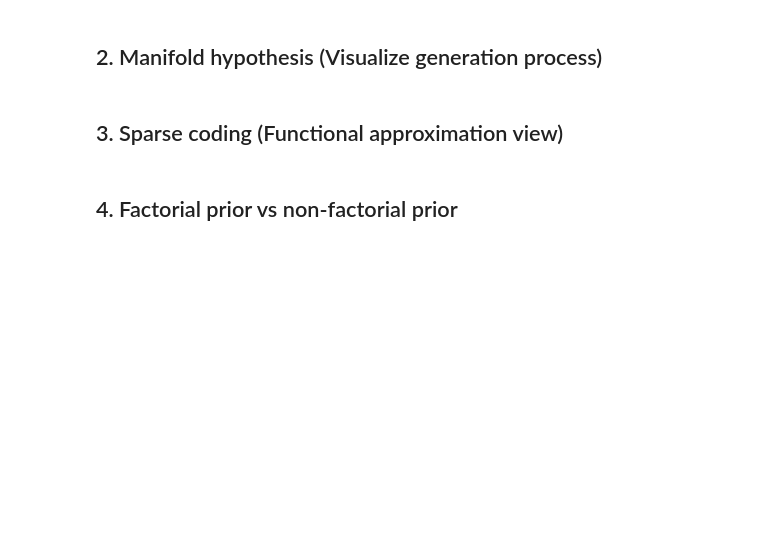
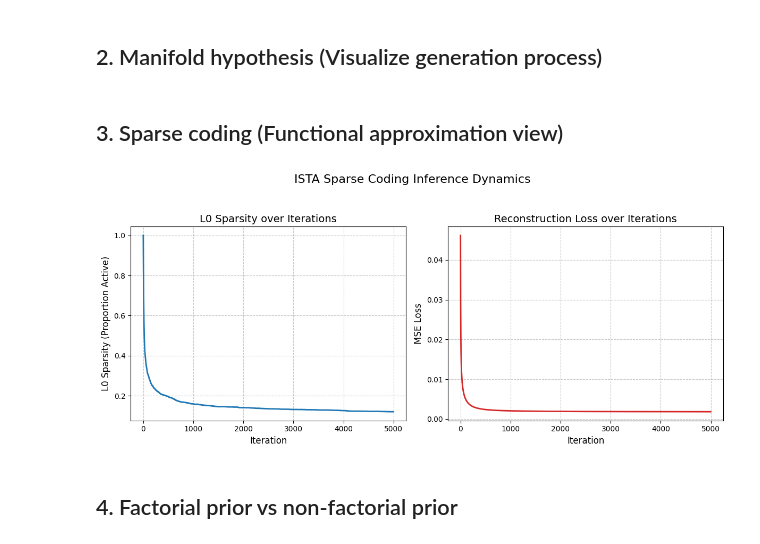
Before and after one commit to zeyuyun1/minimal_diffusion, a Jupyter notebook: toy_model_comparison_cross_star.ipynb, the cells around one changed output. Drawn from its saved outputs; the diff is of its cells as text; code cells hidden in the pictures; blank space fills up the shorter version.

```diff
--- a/toy_model_comparison_cross_star.ipynb
+++ b/toy_model_comparison_cross_star.ipynb
@@ -671,55 +689,57 @@ class SC_inference(nn.Module):
             a = a_prev + self.eta * (constraint_ff + noise_emb * (self.lam + prior_term))
         return F.relu(a)
 # %%
-grid_dictionary, grid_coords = dataset.get_grid_samples(mu_steps=40, size_steps=5)
+grid_dictionary, grid_coords = dataset.get_grid_samples(mu_steps=40, sigma_steps=5)
 # %%
 # plot_batch_rings(grid_dictionary[::8], grid, num_cols=10, figsize=(10,3), base_radius=1.5, title =False)
 # %%
 device = 'cpu'
-sc_net = SC_inference(data_dim=128,hidden_dim=grid_dictionary.shape[0],eta=0.005,lam=-0.2,learning_horizontal=False)
-norms = torch.norm(grid_dictionary, p=2, dim=1, keepdim=True)
-normalized_samples = grid_dictionary / norms
-sc_net.Phi.weight.data = normalized_samples.T.clone().to(device)
+sc_net = SC_inference(data_dim=128,hidden_dim=grid_dictionary.shape[0],eta=0.01,lam=-0.1,learning_horizontal=False)
+# norms = torch.norm(grid_dictionary, p=2, dim=1, keepdim=True)
+# normalized_samples = grid_dictionary / norms
+sc_net.Phi.weight.data = grid_dictionary.T.clone().to(device)*0.5
 # %%
 # sample_batch, manifold_indices = next(iter(dataloader))
 # %%
-# L0_hist = []
-# recon_loss_hist = []
-# a = None
-# for i in range(5000):
-#     with torch.no_grad():
-#         a = sc_net(sample_batch,a,1)
-#         L0 = (a>0).float().mean()
-#         recon = sc_net.Phi(a)
-#         recon_loss = ((sample_batch - recon)**2).mean()
-#         L0_hist.append(L0.cpu())
-#         recon_loss_hist.append(recon_loss.cpu())
+L0_hist = []
+recon_loss_hist = []
+a = None
+for i in range(5000):
+    with torch.no_grad():
+        a = sc_net(sample_batch,a,1)
+        L0 = (a>0).float().mean()
+        recon = sc_net.Phi(a)
+        recon_loss = ((sample_batch - recon)**2).mean()
+        L0_hist.append(L0.cpu())
+        recon_loss_hist.append(recon_loss.cpu())
 
-# import matplotlib.pyplot as plt
+import matplotlib.pyplot as plt
 
-# # Create a figure with 1 row and 2 columns
-# fig, axes = plt.subplots(1, 2, figsize=(12, 5))
+# Create a figure with 1 row and 2 columns
+fig, axes = plt.subplots(1, 2, figsize=(12, 5))
 
-# # --- First Subplot: L0 Sparsity ---
-# axes[0].plot(L0_hist, color='#1f77b4', linewidth=2)
-# axes[0].set_title('L0 Sparsity over Iterations', fontsize=14)
-# axes[0].set_xlabel('Iteration', fontsize=12)
-# axes[0].set_ylabel('L0 Sparsity (Proportion Active)', fontsize=12)
-# axes[0].grid(True, linestyle='--', alpha=0.7)
+# --- First Subplot: L0 Sparsity ---
+axes[0].plot(L0_hist, color='#1f77b4', linewidth=2)
+axes[0].set_title('L0 Sparsity over Iterations', fontsize=14)
+axes[0].set_xlabel('Iteration', fontsize=12)
+axes[0].set_ylabel('L0 Sparsity (Proportion Active)', fontsize=12)
+axes[0].grid(True, linestyle='--', alpha=0.7)
 
-# # --- Second Subplot: Reconstruction Loss ---
-# # We use range(1, len) so the x-axis matches the actual iteration step
-# iterations_loss = range(1, len(recon_loss_hist))
-# axes[1].plot(iterations_loss, recon_loss_hist[1:], color='#d62728', linewidth=2)
-# axes[1].set_title('Reconstruction Loss over Iterations', fontsize=14)
-# axes[1].set_xlabel('Iteration', fontsize=12)
-# axes[1].set_ylabel('MSE Loss', fontsize=12)
-# axes[1].grid(True, linestyle='--', alpha=0.7)
+# --- Second Subplot: Reconstruction Loss ---
+# We use range(1, len) so the x-axis matches the actual iteration step
+iterations_loss = range(1, len(recon_loss_hist))
+axes[1].plot(iterations_loss, recon_loss_hist[1:], color='#d62728', linewidth=2)
+axes[1].set_title('Reconstruction Loss over Iterations', fontsize=14)
+axes[1].set_xlabel('Iteration', fontsize=12)
+axes[1].set_ylabel('MSE Loss', fontsize=12)
+axes[1].grid(True, linestyle='--', alpha=0.7)
 
-# # --- Overall Figure Formatting ---
-# fig.suptitle('ISTA Sparse Coding Inference Dynamics', fontsize=16, y=1.05)
-# plt.tight_layout()
-# plt.show()
+# --- Overall Figure Formatting ---
+fig.suptitle('ISTA Sparse Coding Inference Dynamics', fontsize=16, y=1.05)
+plt.tight_layout()
+plt.show()
+# %% [output]
+[figure, added]
 # %%
 import numpy as np
 import matplotlib.pyplot as plt
```
Also changed, not shown: parts of 11 cells of this notebook.
